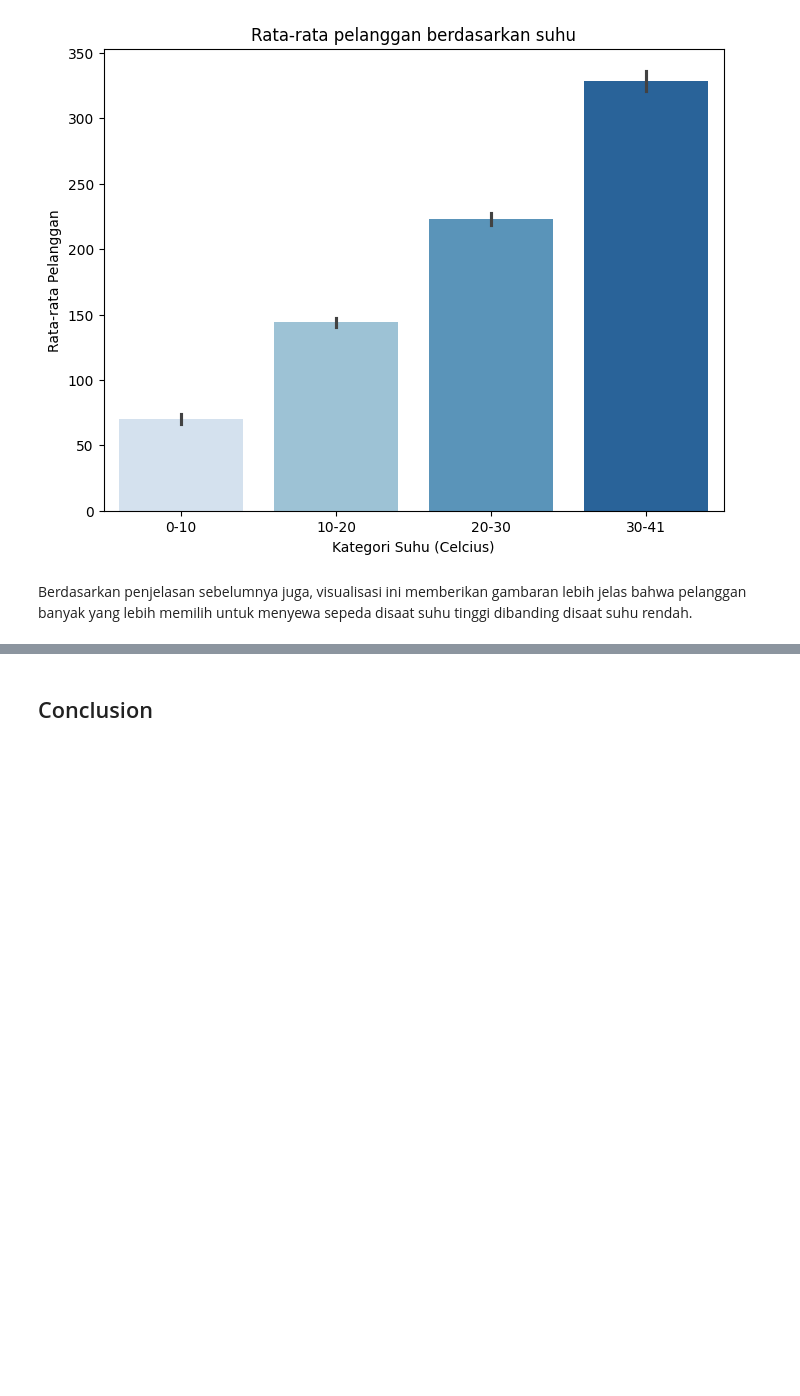
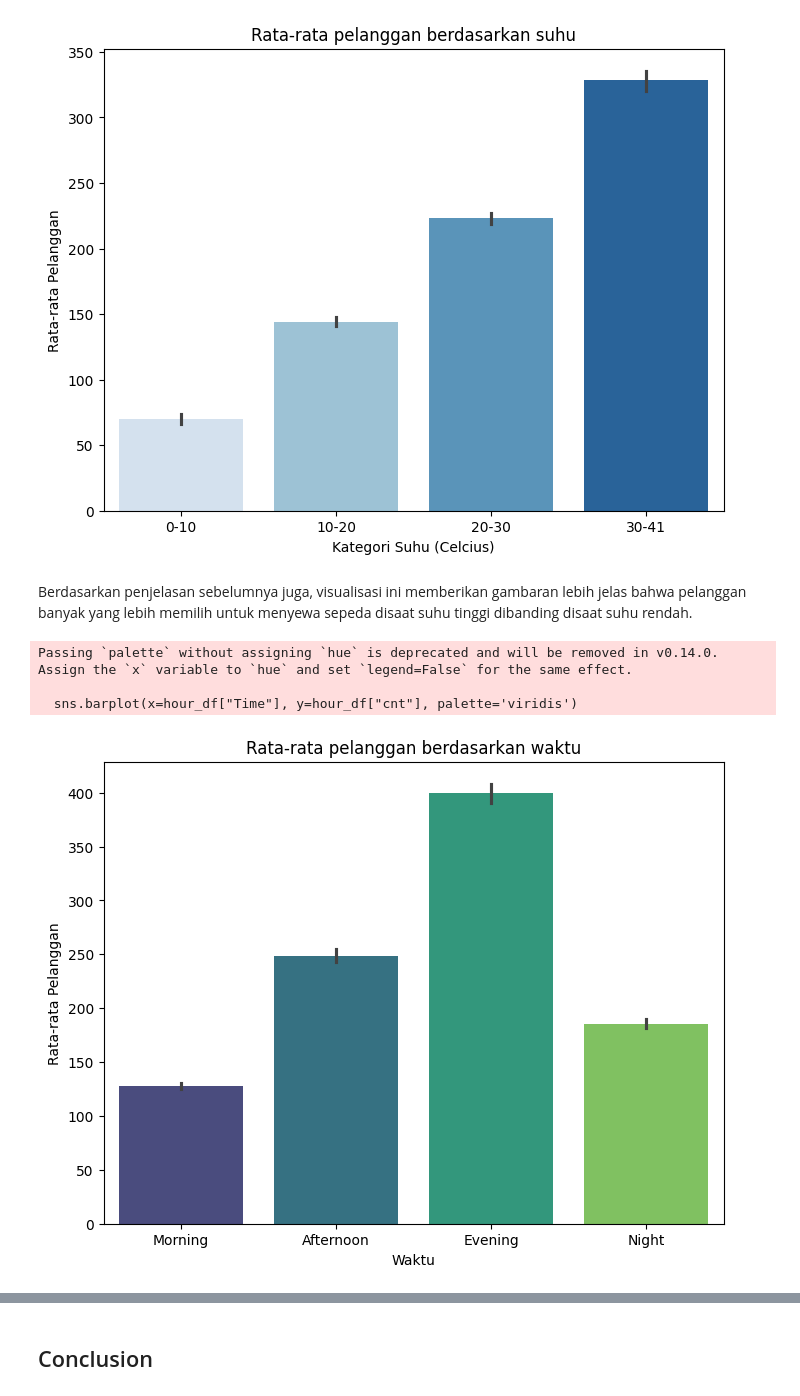
Before and after one commit to BintangGod/bintangnew, a Jupyter notebook: Proyek_Analisis_Data.ipynb, the cells around one changed output, grey strips where cells are left out. Cells and saved outputs as stored; diff of their text form; code cells hidden in the pictures; blank space fills up the shorter version.

```diff
--- a/Proyek_Analisis_Data.ipynb
+++ b/Proyek_Analisis_Data.ipynb
@@ -20,7 +20,7 @@ import seaborn as sns
 # %% [markdown]
 ### Gathering Data
 # %%
-day_df = pd.read_csv("./day.csv")
+day_df = pd.read_csv("https://raw.githubusercontent.com/BintangGod/bintang/main/day.csv")
 day_df.head()
 # %% [output]
 |  | instant | dteday | season | yr | mnth | holiday | weekday | workingday | weathersit | temp | ... |
@@ -30,7 +30,7 @@ day_df.head()
 | 3 | 4 | 2011-01-04 | 1 | 0 | 1 | 0 | 2 | 1 | 1 | 0.200000 | ... |
 | 4 | 5 | 2011-01-05 | 1 | 0 | 1 | 0 | 3 | 1 | 1 | 0.226957 | ... |
 # %%
-hour_df = pd.read_csv("./hour.csv")
+hour_df = pd.read_csv("https://raw.githubusercontent.com/BintangGod/bintang/main/hour.csv")
 hour_df.head()
 # %% [output]
 |  | instant | dteday | season | yr | mnth | hr | holiday | weekday | workingday | weathersit | ... |
@@ -297,3 +297,6 @@ hour_df.groupby(by="suhu").agg({"cnt": ["max", "min", "mean", "std"]})
 | 30-41 | 953 | 4 | 328.323404 | 184.616966 |
 # %% [markdown]
 Terlihat bahwa semakin tinggi suhu ternyata membuat minat pelanggan semakin tinggi
+# %%
+hour_df["Time"] = hour_df.hr.apply(lambda x: "Morning" if x >= 0 and x <= 12 else ("Afternoon" if x > 12 and x <= 15 else("Evening" if x > 15 and x <= 18 else "Night")))
+hour_df.groupby(by="Time").agg({"cnt": ["max", "min", "mean", "std"]})
@@ -373,3 +386,19 @@ Passing `palette` without assigning `hue` is deprecated and will be removed in v
 [figure]
 # %% [markdown]
 Berdasarkan penjelasan sebelumnya juga, visualisasi ini memberikan gambaran lebih jelas bahwa pelanggan banyak yang lebih memilih untuk menyewa sepeda disaat suhu tinggi dibanding disaat suhu rendah.
+# %%
+plt.figure(figsize=(8, 6))
+sns.barplot(x=hour_df["Time"], y=hour_df["cnt"], palette='viridis')
+
+# Menambahkan label dan judul
+plt.xlabel('Waktu')
+plt.ylabel('Rata-rata Pelanggan')
+plt.title('Rata-rata pelanggan berdasarkan waktu')
+
+# Menampilkan plot
+plt.show()
+# %% [output]
+Passing `palette` without assigning `hue` is deprecated and will be removed in v0.14.0. Assign the `x` variable to `hue` and set `legend=False` for the same effect.
+
+  sns.barplot(x=hour_df["Time"], y=hour_df["cnt"], palette='viridis')
+[figure, added]
```
Also changed, not shown: parts of 5 cells of this notebook, 1 other file.
